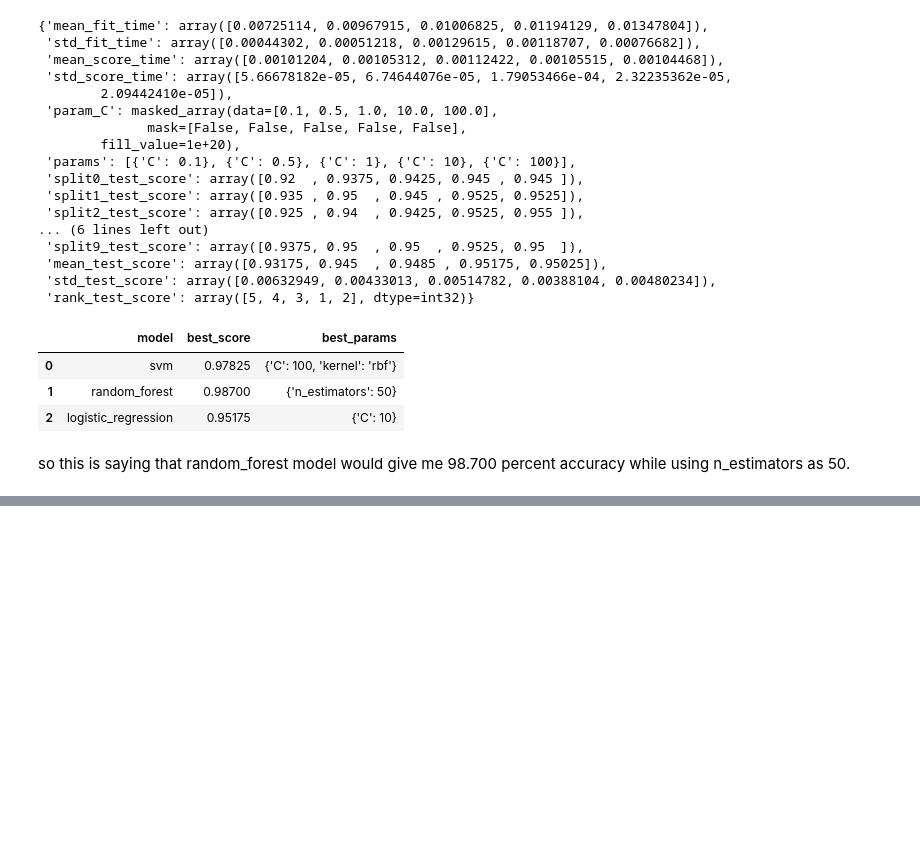
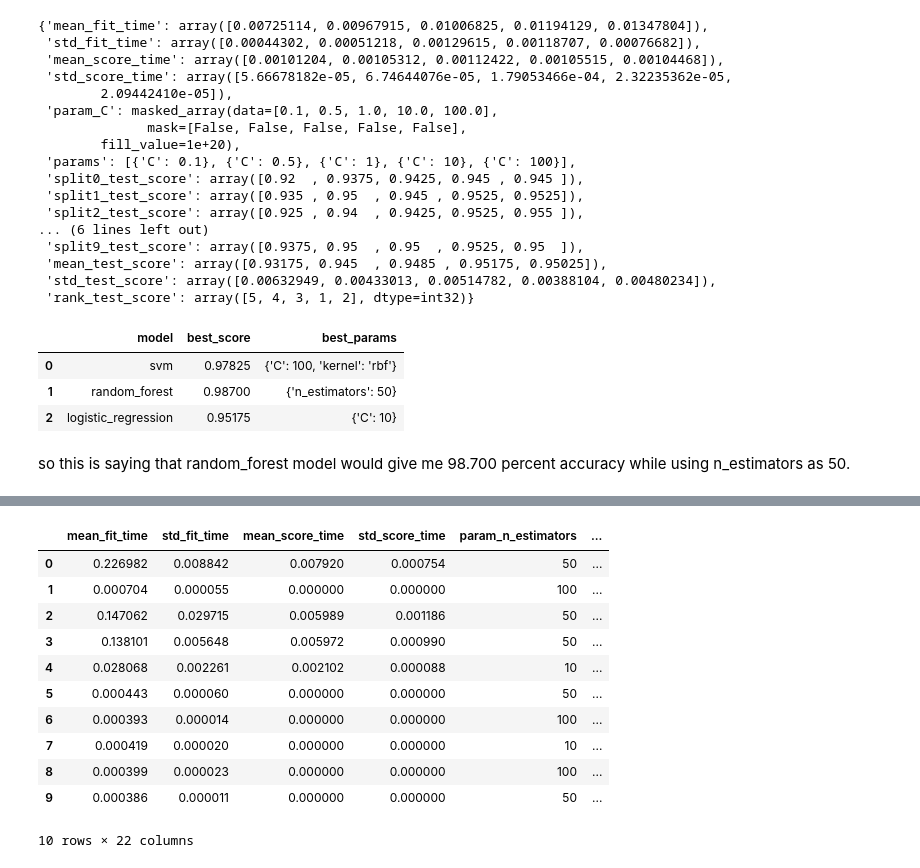
Before and after one commit to woahh999/ICT304, a Jupyter notebook: SecondOne.ipynb, the cells around one changed output, grey strips where cells are left out. Drawn from its saved outputs; the diff is of its cells as text; code cells hidden in the pictures; blank space fills up the shorter version.

Commit message:
Tried to find the best hyperparameter but error with Entropy

```diff
--- a/SecondOne.ipynb
+++ b/SecondOne.ipynb
@@ -252,0 +257,2 @@ Now I will try to use the gridsearch more detailed only within the randomforest
+# %%
+model = RandomForestClassifier()
@@ -252,0 +265,10 @@ Now I will try to use the gridsearch more detailed only within the randomforest
+# %%
+clf = RandomizedSearchCV((model),{
+    'criterion' : ['gini', 'Entropy'],
+    'max_depth': [3,5,10,20],
+    'max_leaf_nodes': [2,10,20,30],
+    'n_estimators': [10,50, 70, 100,200]
+  },
+  cv = 10, return_train_score = False, n_iter = 10)
+# %%
+clf.fit(X_train_norm, y_train)
@@ -252,0 +321,17 @@ Now I will try to use the gridsearch more detailed only within the randomforest
+# %%
+df = pd.DataFrame(clf.cv_results_)
+# %%
+df
+# %% [output]
+|  | mean_fit_time | std_fit_time | mean_score_time | std_score_time | param_n_estimators | ... |
+| 0 | 0.226982 | 0.008842 | 0.007920 | 0.000754 | 50 | ... |
+| 1 | 0.000704 | 0.000055 | 0.000000 | 0.000000 | 100 | ... |
+| 2 | 0.147062 | 0.029715 | 0.005989 | 0.001186 | 50 | ... |
+| 3 | 0.138101 | 0.005648 | 0.005972 | 0.000990 | 50 | ... |
+| 4 | 0.028068 | 0.002261 | 0.002102 | 0.000088 | 10 | ... |
+| 5 | 0.000443 | 0.000060 | 0.000000 | 0.000000 | 50 | ... |
+| 6 | 0.000393 | 0.000014 | 0.000000 | 0.000000 | 100 | ... |
+| 7 | 0.000419 | 0.000020 | 0.000000 | 0.000000 | 10 | ... |
+| 8 | 0.000399 | 0.000023 | 0.000000 | 0.000000 | 100 | ... |
+| 9 | 0.000386 | 0.000011 | 0.000000 | 0.000000 | 50 | ... |
+10 rows × 22 columns
```
Also changed, not shown: parts of 10 cells of this notebook.
